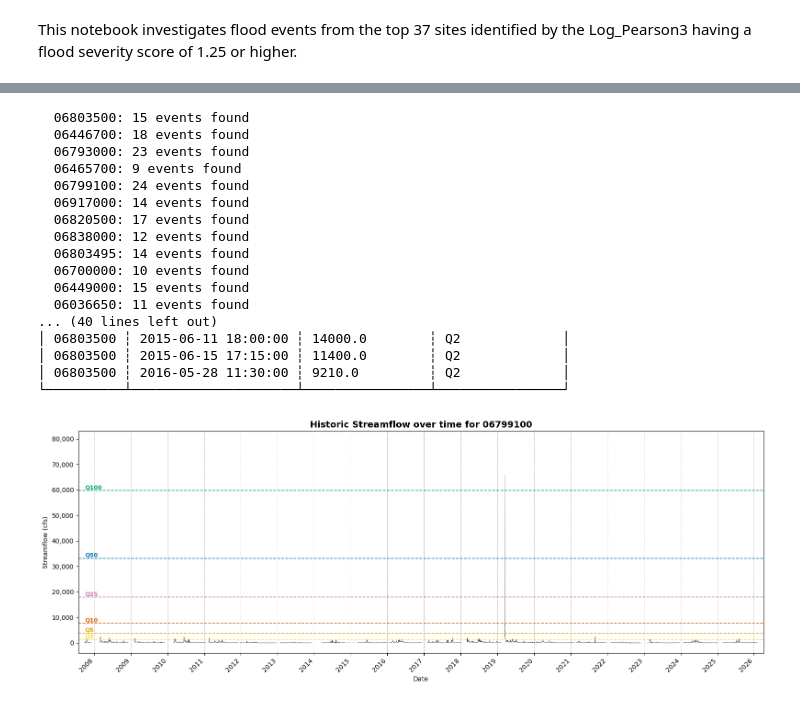
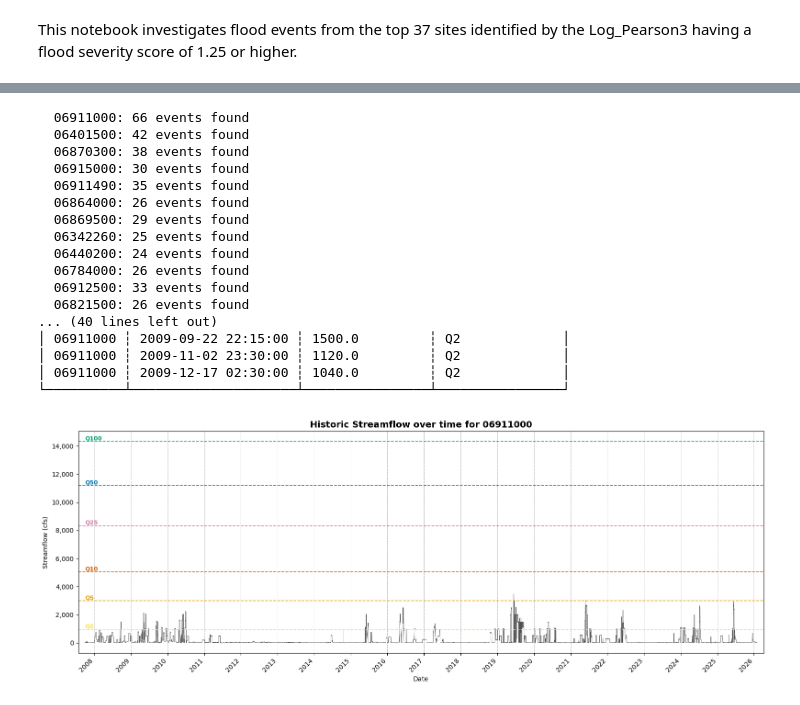
Before and after one commit to connorjsmith28/Flood-Forecasting, a Jupyter notebook: notebooks/data_exploration/flood_research.ipynb, the cells around one changed output, grey strips where cells are left out. Saved outputs shown, nothing was run; the diff lists cells and outputs as text; code cells hidden in the pictures.

```diff
--- a/notebooks/data_exploration/flood_research.ipynb
+++ b/notebooks/data_exploration/flood_research.ipynb
@@ -51,6 +51,7 @@ for site_id in site_list:
         sf15_lazy
         .filter(pl.col("site_id") == site_id)
         .filter(pl.col("streamflow_cfs").is_not_null())
+        .filter(pl.col("streamflow_cfs") != -999999)
         .select(["site_id", "datetime", "streamflow_cfs"])
         .sort("datetime")
         .collect()
@@ -126,22 +127,22 @@ events_df = pl.DataFrame(event_records)
 print(f"\nTotal events: {len(events_df)}")
 print(events_df.head(10))
 # %% [output]
-  06803500: 15 events found
-  06446700: 18 events found
-  06793000: 23 events found
-  06465700: 9 events found
-  06799100: 24 events found
-  06917000: 14 events found
-  06820500: 17 events found
-  06838000: 12 events found
-  06803495: 14 events found
-  06700000: 10 events found
-  06449000: 15 events found
-  06036650: 11 events found
+  06911000: 66 events found
+  06401500: 42 events found
+  06870300: 38 events found
+  06915000: 30 events found
+  06911490: 35 events found
+  06864000: 26 events found
+  06869500: 29 events found
+  06342260: 25 events found
+  06440200: 24 events found
+  06784000: 26 events found
+  06912500: 33 events found
+  06821500: 26 events found
 ... (40 lines left out)
-│ 06803500 ┆ 2015-06-11 18:00:00 ┆ 14000.0        ┆ Q2             │
-│ 06803500 ┆ 2015-06-15 17:15:00 ┆ 11400.0        ┆ Q2             │
-│ 06803500 ┆ 2016-05-28 11:30:00 ┆ 9210.0         ┆ Q2             │
+│ 06911000 ┆ 2009-09-22 22:15:00 ┆ 1500.0         ┆ Q2             │
+│ 06911000 ┆ 2009-11-02 23:30:00 ┆ 1120.0         ┆ Q2             │
+│ 06911000 ┆ 2009-12-17 02:30:00 ┆ 1040.0         ┆ Q2             │
 └──────────┴─────────────────────┴────────────────┴────────────────┘
 # %%
 # Save the results to a csv file to the hard drive.
@@ -151,13 +152,15 @@ import matplotlib.pyplot as plt
 import matplotlib.ticker as mticker
 import matplotlib.dates as mdates
 
-site_id = "06799100"
+site_id = "06911000"
 thresholds = quantile_thresholds[site_id]
 
 # Pull full streamflow record for this site
 site_df = (
     sf15_lazy
     .filter(pl.col("site_id") == site_id)
+    .filter(pl.col("streamflow_cfs") != -999999)
+    .filter(pl.col("streamflow_cfs").is_not_null())
     .select(["datetime", "streamflow_cfs"])
     .sort("datetime")
     .collect()
@@ -181,31 +184,31 @@ fig, ax = plt.subplots(figsize=(16, 6))
 # Plot streamflow
 ax.plot(datetimes, flows, color="#333333", linewidth=0.6, alpha=0.85, label="Streamflow")
 
 # Plot quantile thresholds
 for label, value, color in quantile_styles:
     ax.axhline(y=value, color=color, linestyle="--", linewidth=1.2, alpha=0.9)
     ax.text(
         x=datetimes[0],
         y=value,
         s=label,
         color=color,
         fontsize=9,
         fontweight="bold",
         va="bottom",
         ha="left"
     )
 
 ax.set_title(f"Historic Streamflow over time for {site_id}", fontsize=14, fontweight="bold")
 ax.set_xlabel("Date")
 ax.set_ylabel("Streamflow (cfs)")
 ax.yaxis.set_major_formatter(mticker.FuncFormatter(lambda x, _: f"{x:,.0f}"))
 ax.margins(x=0.01)
 ax.xaxis.set_major_locator(mdates.YearLocator())
 ax.xaxis.set_major_formatter(mdates.DateFormatter("%Y"))
 ax.grid(axis="x", which="major", linestyle="--", linewidth=0.7, alpha=0.5, color="gray")
 plt.setp(ax.xaxis.get_majorticklabels(), rotation=45, ha="right")
 
 plt.tight_layout()
 plt.show()
 # %% [output]
-[figure, old version]
+[figure, new version]
```
Also changed, not shown: parts of 7 cells of this notebook, 4 other files.
